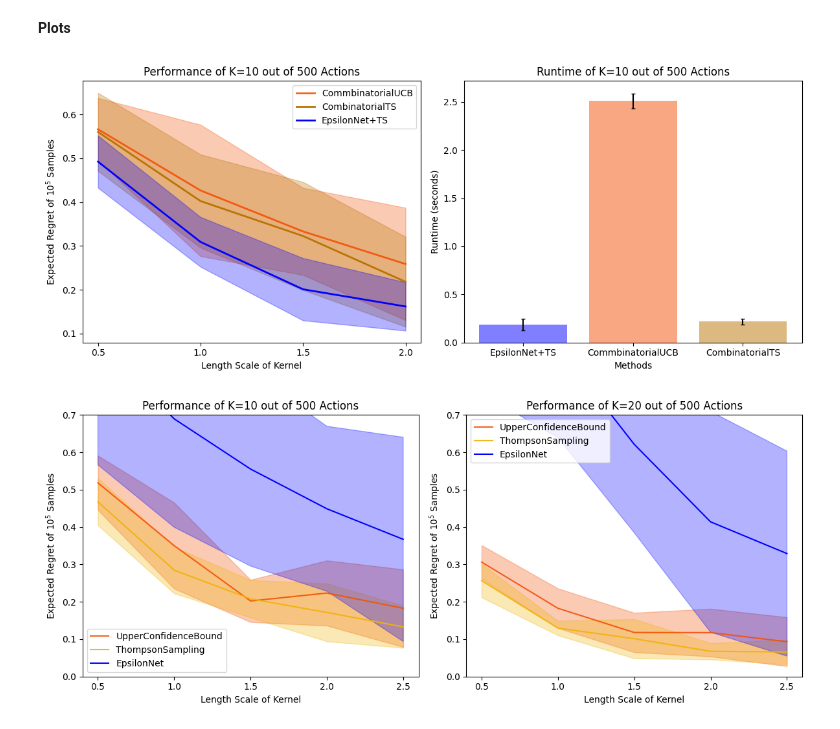
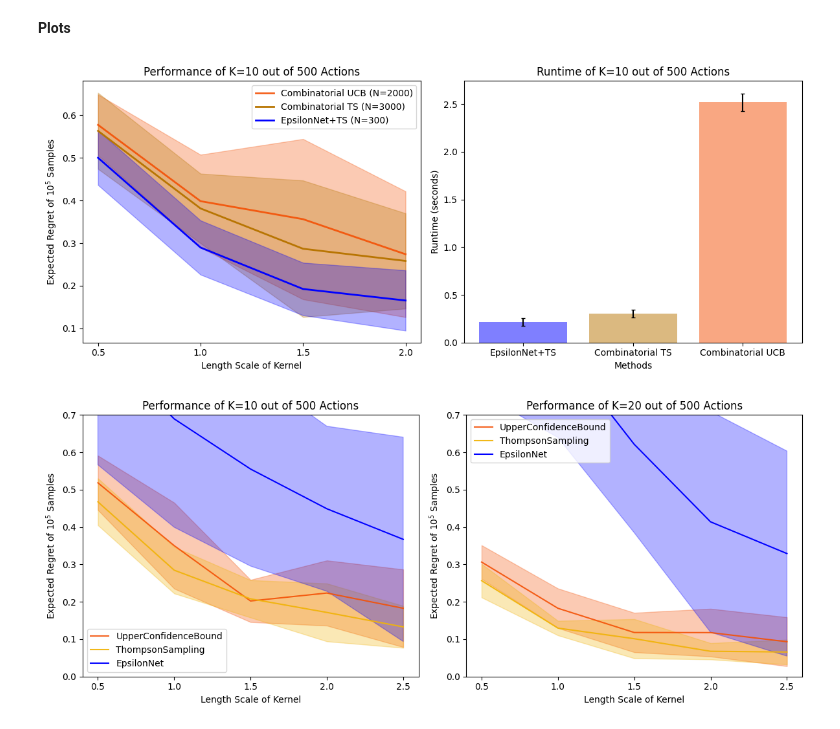
Before and after one commit to Quan-Zhou/MAB, a Jupyter notebook: RKHS_noise.ipynb, the cells around one changed output. Saved outputs shown, nothing was run; the diff lists cells and outputs as text; code cells hidden in the pictures.

```diff
--- a/RKHS_noise.ipynb
+++ b/RKHS_noise.ipynb
@@ -88,7 +88,7 @@ class GPfunctions_noise:
         while len(subset) < self.K:
             f_samples = self.samples(size=self.K - len(subset))
             for f in f_samples:
-                max_indices = self.argmax(f[np.newaxis, :], N=200)
+                max_indices = self.argmax(f[np.newaxis, :], N=300)
                 subset.update(max_indices)
         return np.array(list(subset))
 
@@ -158,9 +158,7 @@ repetitions = 30
 
 # Store runtimes
 runtimes = {
-    "epsilon": [],
-    "ucb": [],
-    "ts": []
+    "epsilon": [],"ts": [],"ucb": [],
 }
 
 for i in range(repetitions):
@@ -170,17 +168,17 @@ for i in range(repetitions):
     end_time = time.time()
     runtimes["epsilon"].append(end_time - start_time)
 
+    # Thompson Sampling
+    start_time = time.time()
+    ts_actions = gp.ts_action_selection(N=3000)
+    end_time = time.time()
+    runtimes["ts"].append(end_time - start_time)
+
     # UCB
     start_time = time.time()
     ucb_actions = gp.ucb_action_selection(N=2000)
     end_time = time.time()
     runtimes["ucb"].append(end_time - start_time)
-
-    # Thompson Sampling
-    start_time = time.time()
-    ts_actions = gp.ts_action_selection(N=2000)
-    end_time = time.time()
-    runtimes["ts"].append(end_time - start_time)
 
 # Convert to numpy array if you want easy statistics
 runtimes_array = {k: np.array(v) for k, v in runtimes.items()}
@@ -247,10 +244,12 @@ for K in [10,20]:
 # %%
 report=pd.read_csv('report_StationaryTrue.csv')
 length_range=[0.5,1,1.5,2]
+K=10
 # %%
 fig, axes = plt.subplots(1,2,figsize=(12, 5))  # (rows, cols)
 methods = ['epsilon','ts','ucb']
-methodnames = dict(zip(methods,['EpsilonNet+TS','CombinatorialTS','CommbinatorialUCB']))
+methodnames = dict(zip(methods,['EpsilonNet+TS','Combinatorial TS','Combinatorial UCB']))
+legendnames = dict(zip(methods,['EpsilonNet+TS (N=300)','Combinatorial TS (N=3000)','Combinatorial UCB (N=2000)']))
 colormap = dict(zip(methods, ['b',"#B87502FF","#F45106E7"]))
 
 i=0
@@ -259,36 +258,36 @@ for m in methods[::-1]:
     mean=np.array([dfmean[l][m] for l in length_range])
     dfstd=report.groupby(by=["length_scale",'method']).std()['EmpiricialRegret']
     std=np.array([dfstd[l][m] for l in length_range])
-    axes[i].plot(length_range, mean, label="{}".format(methodnames[m]), color=colormap[m],linewidth=2)
+    axes[i].plot(length_range, mean, label="{}".format(legendnames[m]), color=colormap[m],linewidth=2)
     axes[i].fill_between(length_range, mean-std, mean+std, color=colormap[m],alpha=0.3)
 
 # axes[i].set_ylim([0,0.7])
 axes[i].set_title("Performance of K={} out of 500 Actions".format(K))
 axes[i].set_xlabel("Length Scale of Kernel")
 axes[i].set_xticks(length_range)
 axes[i].set_ylabel(r"Expected Regret of $10^5$ Samples")
 axes[i].legend()
 
 i=1
 functions = list(runtimes_array.keys())
 means = [runtimes_array[f].mean() for f in functions]
 stds = [runtimes_array[f].std() for f in functions]
 
 # Plot mean ± std as error bars
 axes[i].set_title("Runtime of K={} out of 500 Actions".format(K))
 axes[i].bar([methodnames[key] for key in runtimes_array.keys()], means, yerr=stds,
             capsize=2, color=[colormap[key] for key in runtimes_array.keys()],alpha=0.5)
 axes[i].set_ylabel("Runtime (seconds)")
 axes[i].set_xlabel("Methods")
 
 # Save plot as a PDF without margins
 plt.savefig("RKHS_combinatorial.pdf", format="pdf", bbox_inches='tight', pad_inches=0, transparent=True)
 
 # Adjust layout
 plt.tight_layout()
 plt.show()
 # %% [output]
-[figure, old version]
+[figure, new version]
 # %%
 fig, axes = plt.subplots(1,2,figsize=(12, 5))  # (rows, cols)
 methods = ['epsilon','ts','ucb']
```
Also changed, not shown: parts of 6 cells of this notebook, 2 other files.
